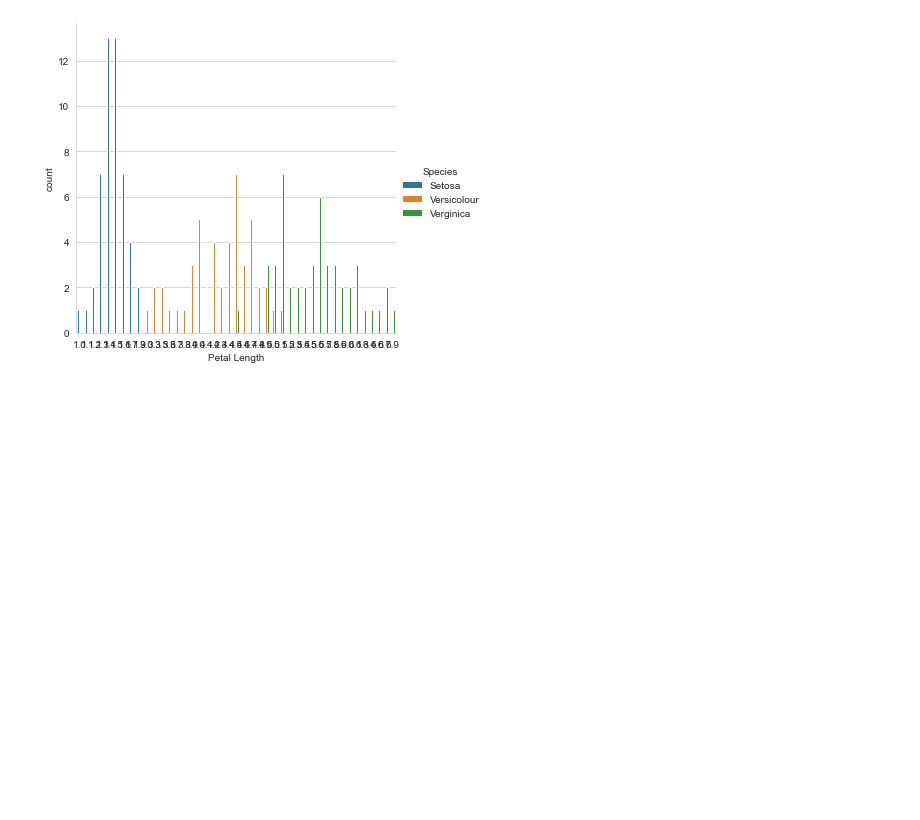
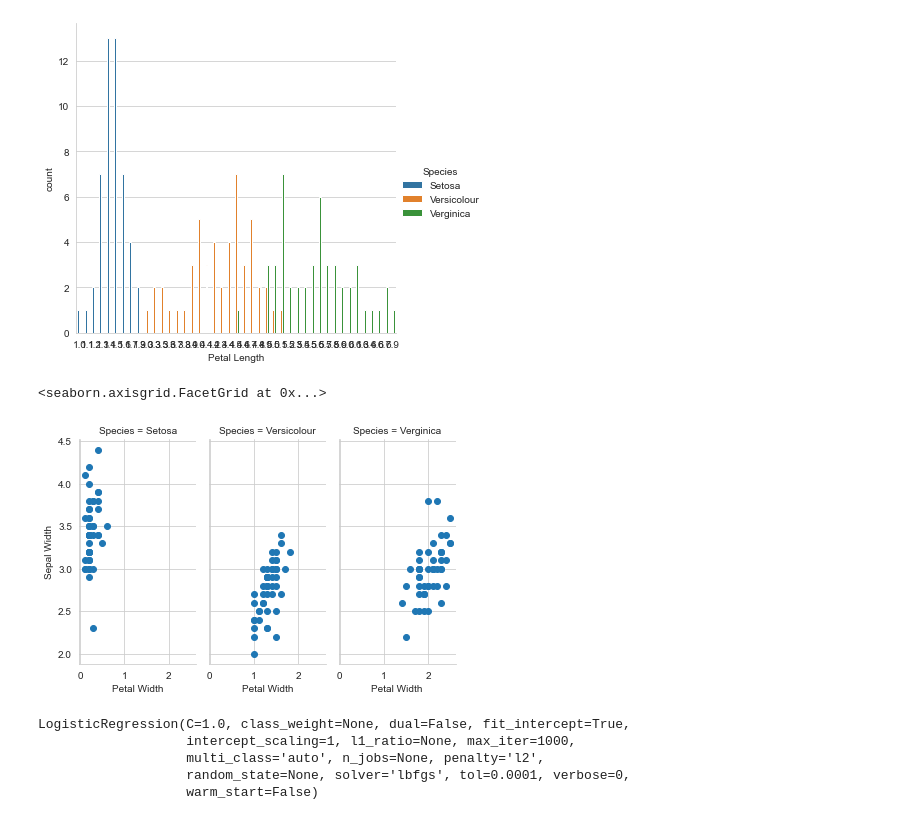
Before and after one commit to Luzyviento/Class_Notebook, a Jupyter notebook: Multi Class Classification notes.ipynb, the cells around one changed output. Cells and saved outputs as stored; diff of their text form; code cells hidden in the pictures; blank space fills up the shorter version.

```diff
--- a/Multi Class Classification notes.ipynb
+++ b/Multi Class Classification notes.ipynb
@@ -104,3 +104,9 @@ sns.catplot('Petal Length', data=iris, hue='Species',kind='count',height=5)
 # %% [output]
 <seaborn.axisgrid.FacetGrid at 0x...>
 [figure]
+# %%
+graph = sns.FacetGrid(iris,col='Species', height=4,aspect=.5)
+graph.map(plt.scatter,'Petal Width', 'Sepal Width')
+# %% [output]
+<seaborn.axisgrid.FacetGrid at 0x...>
+[figure, added]
@@ -106,0 +124,9 @@ sns.catplot('Petal Length', data=iris, hue='Species',kind='count',height=5)
+# %%
+logreg.fit(X_train, Y_train)
+#We fit our line to our training data
+# %% [output]
+LogisticRegression(C=1.0, class_weight=None, dual=False, fit_intercept=True,
+                   intercept_scaling=1, l1_ratio=None, max_iter=1000,
+                   multi_class='auto', n_jobs=None, penalty='l2',
+                   random_state=None, solver='lbfgs', tol=0.0001, verbose=0,
+                   warm_start=False)
```
Also changed, not shown: parts of 18 cells of this notebook, 4 other files.
